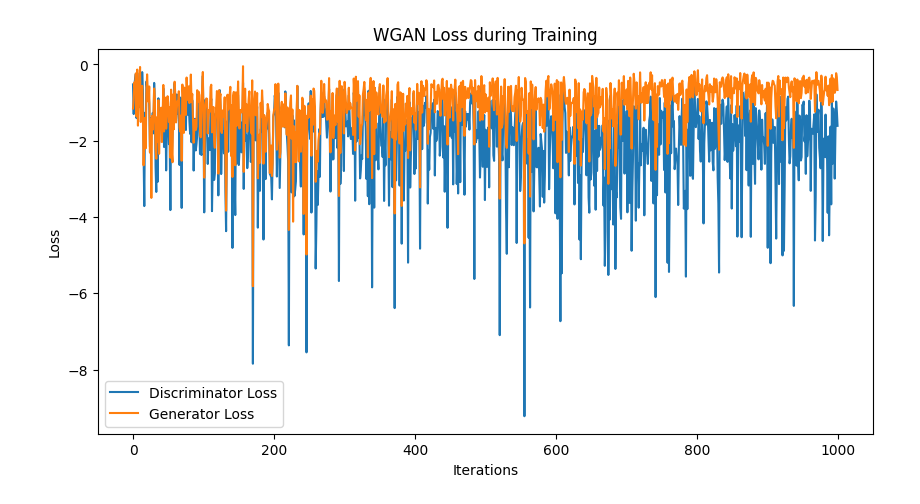
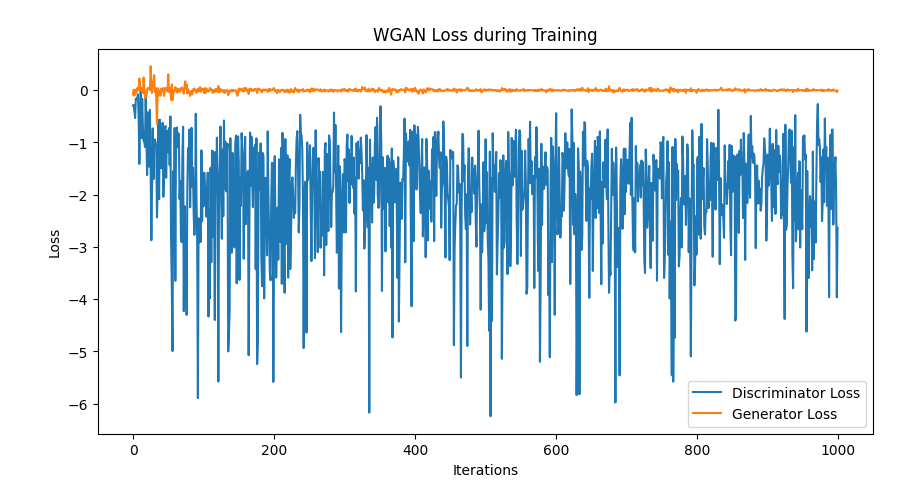
Before and after one commit to DeepShield-AI/NetGenRL, a Jupyter notebook: loss.ipynb, the cells around one changed output. Drawn from its saved outputs; the diff is of its cells as text; code cells hidden in the pictures.

```diff
--- a/loss.ipynb
+++ b/loss.ipynb
@@ -2,28 +2,28 @@
 import matplotlib.pyplot as plt
 import re
 # %%
-log_file_path = 'cgan.log'
+log_file_path = 'cgan_small_step.log'
 
 d_losses = []
 g_losses = []
 
 with open(log_file_path, 'r') as file:
     for line in file:
         match = re.search(r"D Loss: (-?\d+\.\d+)", line)
         if match:
             d_losses.append(float(match.group(1)))
 
         match = re.search(r"G Loss: (-?\d+\.\d+(e-?\d+)*)", line)
         if match:
             g_losses.append(float(match.group(1)))
 
 plt.figure(figsize=(10, 5))
 plt.plot(d_losses, label='Discriminator Loss')
 plt.plot(g_losses, label='Generator Loss')
 plt.title('WGAN Loss during Training')
 plt.xlabel('Iterations')
 plt.ylabel('Loss')
 plt.legend()
 plt.show()
 # %% [output]
-[figure, old version]
+[figure, new version]
```
Also changed, not shown: 12 other files.
